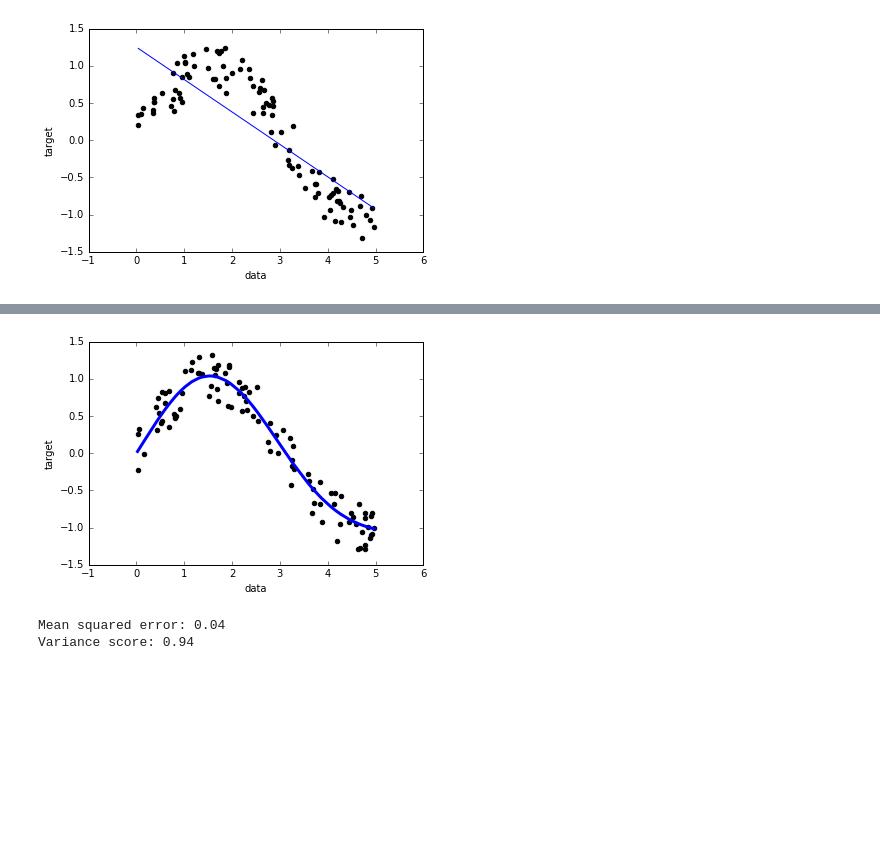
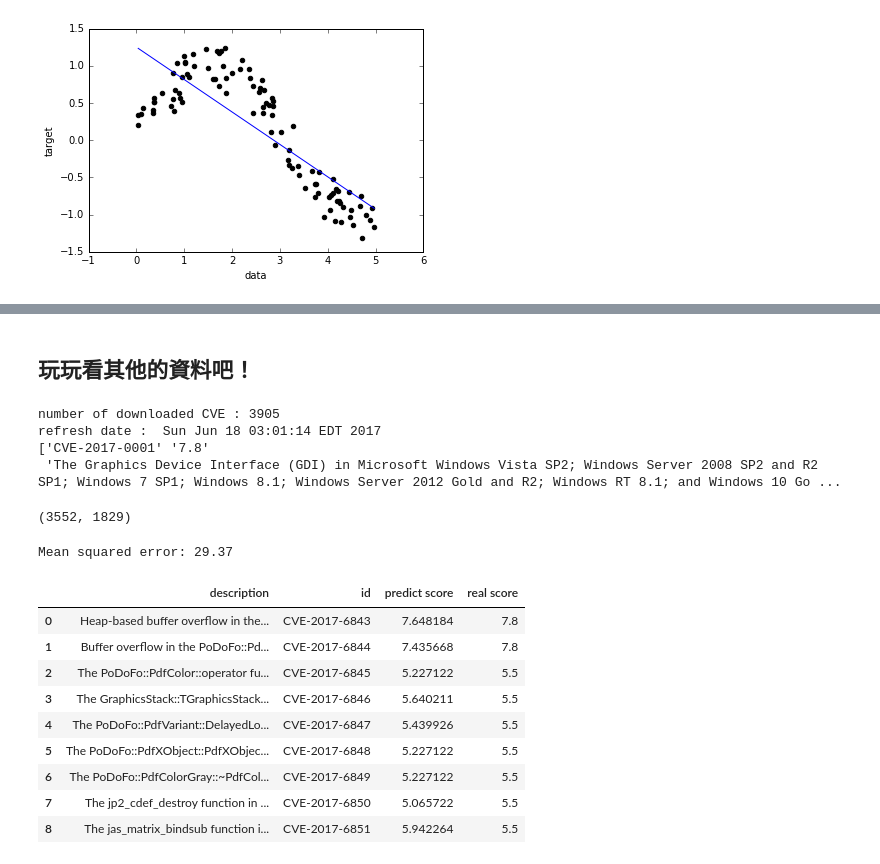
Before and after one commit to MLStudyGroup/ML_tutorial, a Jupyter notebook: Tutorial3_Scikit_Learn_Regression.ipynb, the cells around one changed output, grey strips where cells are left out. Saved outputs shown, nothing was run; the diff lists cells and outputs as text; code cells hidden in the pictures; blank space fills up the shorter version.

```diff
--- a/Tutorial3_Scikit_Learn_Regression.ipynb
+++ b/Tutorial3_Scikit_Learn_Regression.ipynb
@@ -136,23 +142,51 @@ plt.show()
-# %%
-from sklearn.svm import SVR
-
-regr = SVR(kernel='rbf', C=1e2, gamma=0.1)
-regr.fit(X, y)
-
-plt.scatter(X, y,  color='black')
-plt.plot(
-    X,
-    regr.predict(X),
-    color='blue',
-    linewidth=3
-)
-plt.xlabel('data')
-plt.ylabel('target')
-plt.show()
-
-print("Mean squared error: %.2f" % np.mean((regr.predict(X) - y) ** 2))
-print('Variance score: %.2f' % regr.score(X, y))
-# %% [output]
-[figure, removed]
-Mean squared error: 0.04
-Variance score: 0.94
+# %% [markdown]
+## 玩玩看其他的資料吧！
+# %%
+from lib import CVECrawler
+cve_items = CVECrawler.CVECrawler.download('2017')
+print cve_items[0]
+# %% [output]
+number of downloaded CVE : 3905
+refresh date :  Sun Jun 18 03:01:14 EDT 2017
+['CVE-2017-0001' '7.8'
+ 'The Graphics Device Interface (GDI) in Microsoft Windows Vista SP2; Windows Server 2008 SP2 and R2 SP1; Windows 7 SP1; Windows 8.1; Windows Server 2012 Gold and R2; Windows RT 8.1; and Windows 10 Go ...
+# %%
+from sklearn.feature_extraction.text import CountVectorizer
+
+tfidf = CountVectorizer(stop_words='english', min_df=5)
+X = tfidf.fit_transform(cve_items[:,2]).toarray()
+y = cve_items[:,1].astype(float)
+print X.shape
+# %% [output]
+(3552, 1829)
+# %%
+from sklearn import linear_model as lm
+from IPython.display import display
+
+regr = lm.LinearRegression()
+regr.fit(X[:2500,], y[:2500])
+
+print("Mean squared error: %.2f" % np.mean((regr.predict(X) - y) ** 2))
+cve_id = cve_items[2501:2510, 0]
+desc = cve_items[2501:2510, 2]
+pred_y = regr.predict(X[2501:2510,]).ravel()
+real_y = cve_items[2501:2510, 1]
+df = pd.DataFrame({
+    'id': cve_id,
+    'description': desc,
+    'predict score': pred_y,
+    'real score': real_y
+})
+display(df)
+# %% [output]
+Mean squared error: 29.37
+|  | description | id | predict score | real score |
+| 0 | Heap-based buffer overflow in the... | CVE-2017-6843 | 7.648184 | 7.8 |
+| 1 | Buffer overflow in the PoDoFo::Pd... | CVE-2017-6844 | 7.435668 | 7.8 |
+| 2 | The PoDoFo::PdfColor::operator fu... | CVE-2017-6845 | 5.227122 | 5.5 |
+| 3 | The GraphicsStack::TGraphicsStack... | CVE-2017-6846 | 5.640211 | 5.5 |
+| 4 | The PoDoFo::PdfVariant::DelayedLo... | CVE-2017-6847 | 5.439926 | 5.5 |
+| 5 | The PoDoFo::PdfXObject::PdfXObjec... | CVE-2017-6848 | 5.227122 | 5.5 |
+| 6 | The PoDoFo::PdfColorGray::~PdfCol... | CVE-2017-6849 | 5.227122 | 5.5 |
+| 7 | The jp2_cdef_destroy function in ... | CVE-2017-6850 | 5.065722 | 5.5 |
+| 8 | The jas_matrix_bindsub function i... | CVE-2017-6851 | 5.942264 | 5.5 |
```
Also changed, not shown: parts of 7 cells of this notebook, 2 other files.
